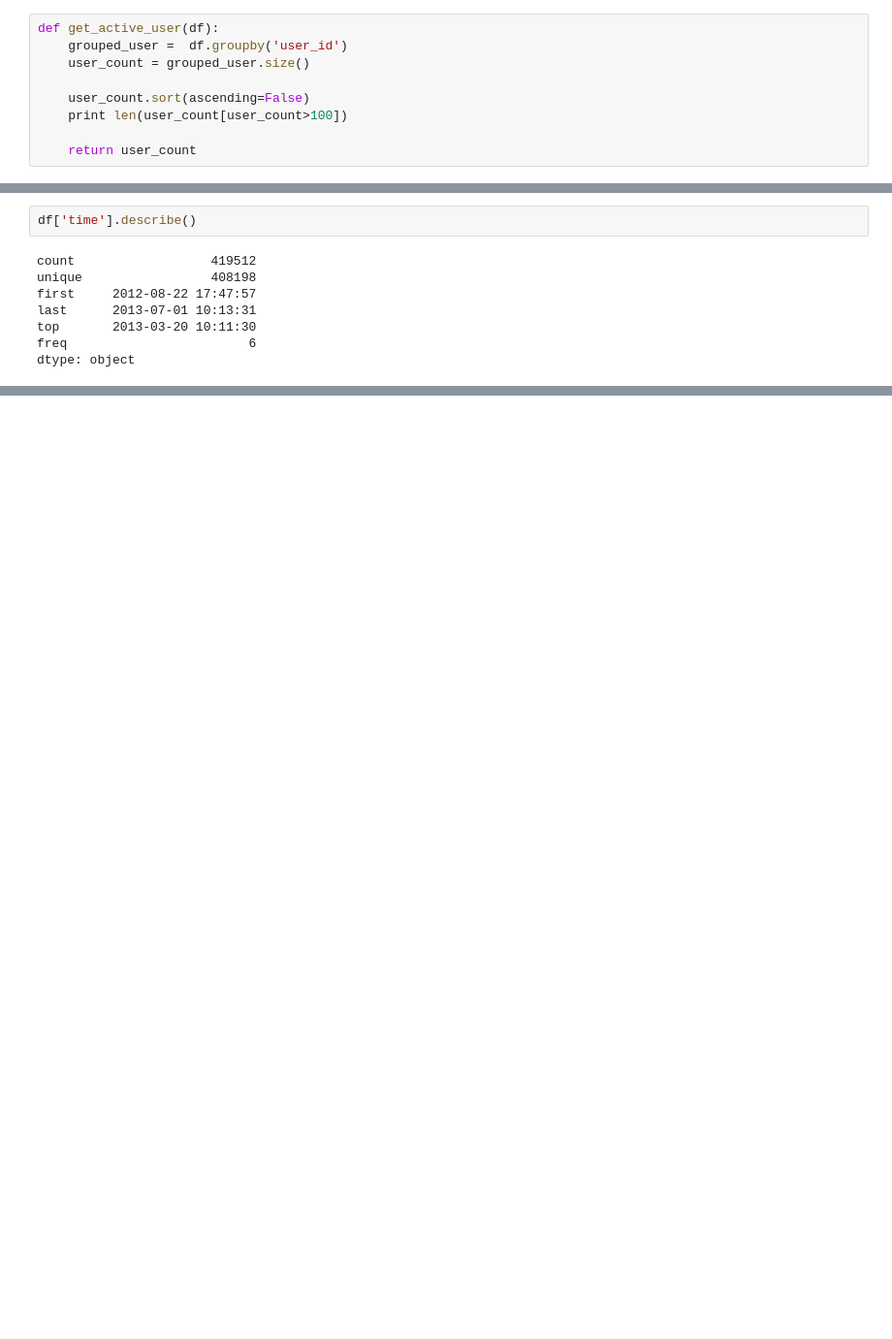
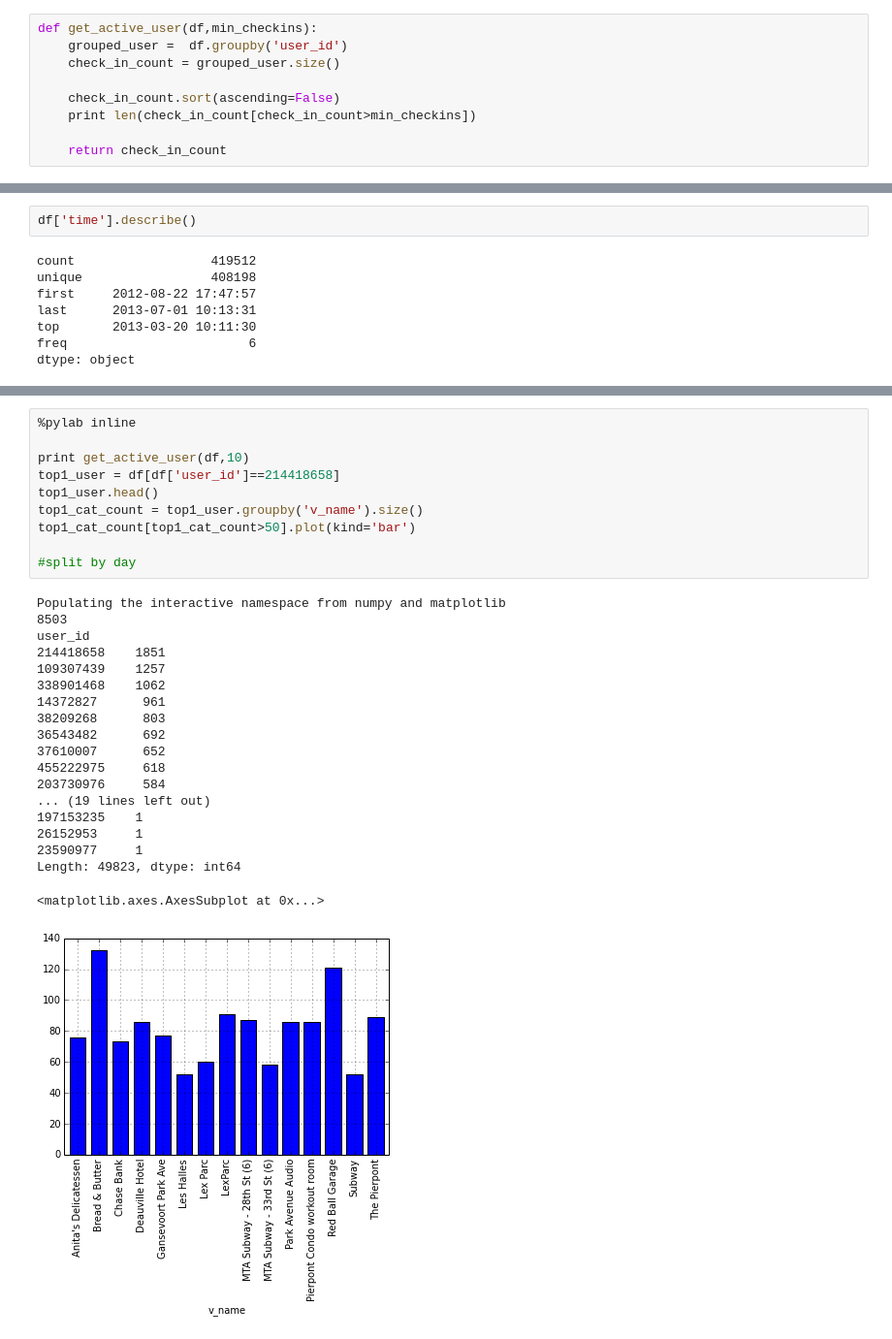
Before and after one commit to HongtaiLi/LBSMining, a Jupyter notebook: scripts/localRank/Rank.ipynb, the cells around one changed output, grey strips where cells are left out. Shown at 97% size. Cells and saved outputs as stored; diff of their text form; blank space fills up the shorter version.

```diff
--- a/scripts/localRank/Rank.ipynb
+++ b/scripts/localRank/Rank.ipynb
@@ -28,11 +28,11 @@ def import_data(target_dir):
     print df
     return df
 # %%
-def get_active_user(df):
+def get_active_user(df,min_checkins):
     grouped_user =  df.groupby('user_id')
-    user_count = grouped_user.size()
+    check_in_count = grouped_user.size()
 
-    user_count.sort(ascending=False)
-    print len(user_count[user_count>100])
+    check_in_count.sort(ascending=False)
+    print len(check_in_count[check_in_count>min_checkins])
 
-    return user_count
+    return check_in_count
@@ -95,0 +206,30 @@ dtype: object
+# %%
+%pylab inline
+
+print get_active_user(df,10)
+top1_user = df[df['user_id']==214418658]
+top1_user.head()
+top1_cat_count = top1_user.groupby('v_name').size()
+top1_cat_count[top1_cat_count>50].plot(kind='bar')
+
+#split by day
+# %% [output]
+Populating the interactive namespace from numpy and matplotlib
+8503
+user_id
+214418658    1851
+109307439    1257
+338901468    1062
+14372827      961
+38209268      803
+36543482      692
+37610007      652
+455222975     618
+203730976     584
+... (19 lines left out)
+197153235    1
+26152953     1
+23590977     1
+Length: 49823, dtype: int64
+<matplotlib.axes.AxesSubplot at 0x...>
+[figure, added]
```
Also changed, not shown: parts of 33 cells of this notebook, 1 other file.
